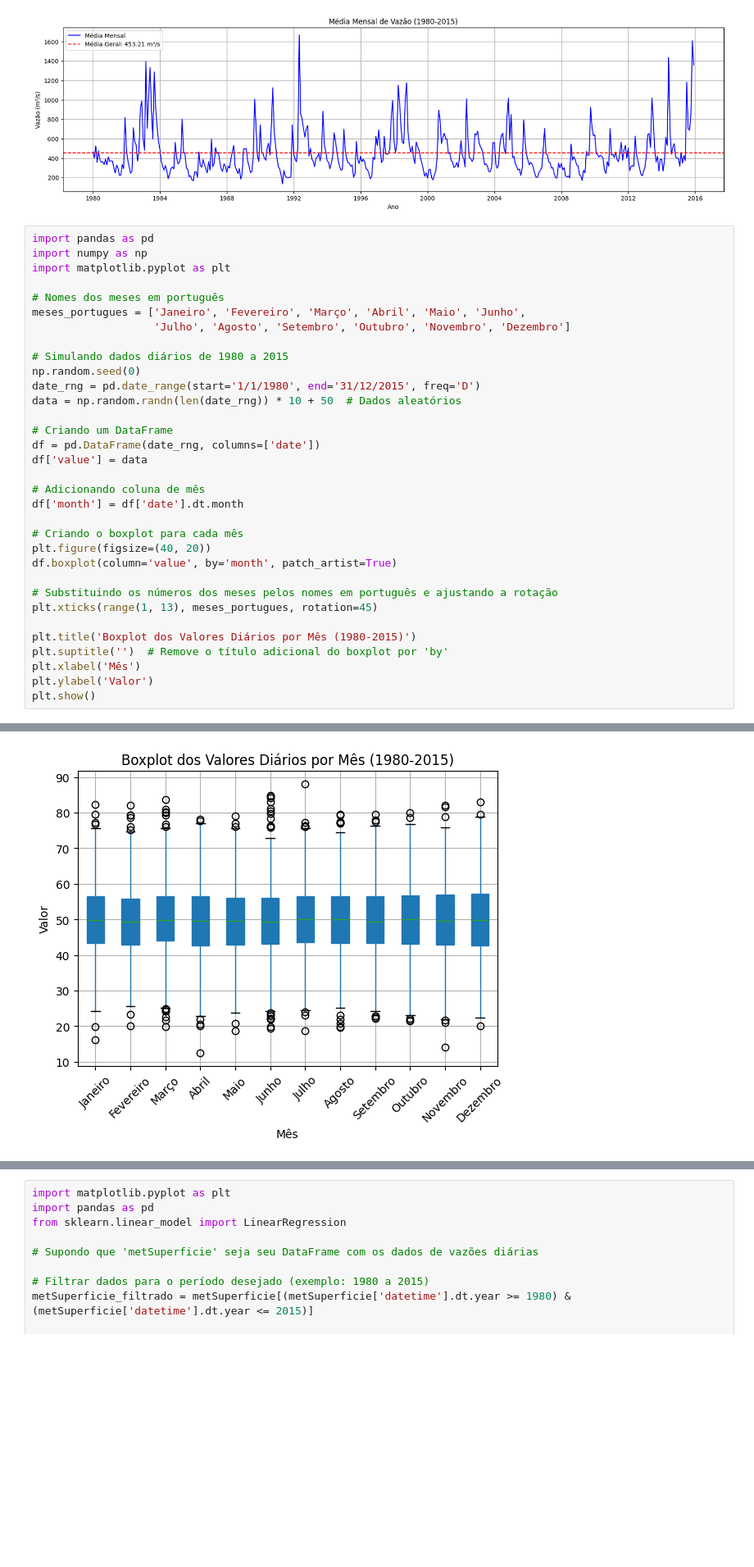
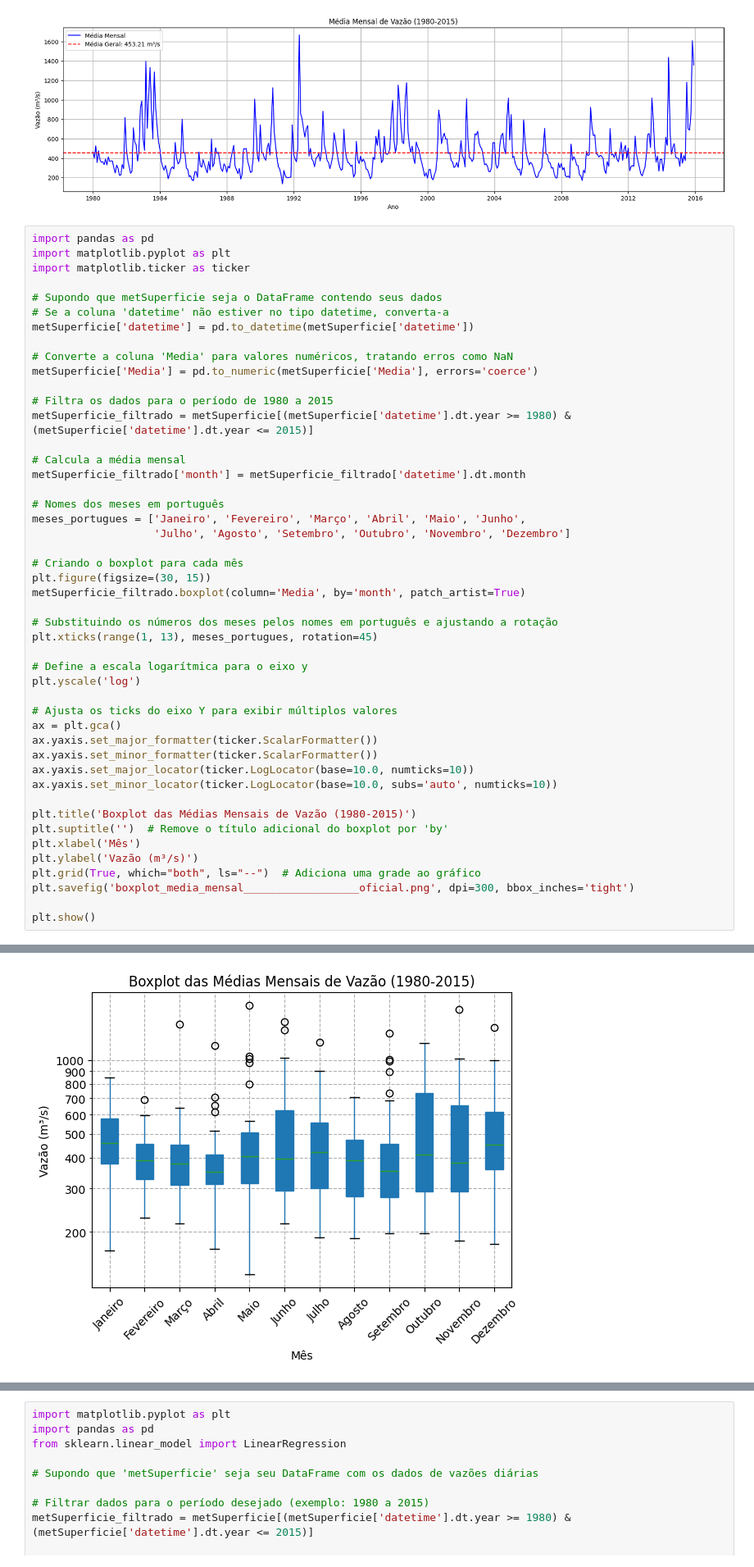
Before and after one commit to Marcosperrude/ENS5173_202401, a Jupyter notebook: Hidrologia/Graficos.ipynb, the cells around one changed output, grey strips where cells are left out. Shown at 82% size. Saved outputs shown, nothing was run; the diff lists cells and outputs as text; blank space fills up the shorter version.

```diff
--- a/Hidrologia/Graficos.ipynb
+++ b/Hidrologia/Graficos.ipynb
@@ -227,35 +227,49 @@ plt.show()  # Mostra o gráfico
 [figure]
 # %%
 import pandas as pd
-import numpy as np
 import matplotlib.pyplot as plt
+import matplotlib.ticker as ticker
+
+# Supondo que metSuperficie seja o DataFrame contendo seus dados
+# Se a coluna 'datetime' não estiver no tipo datetime, converta-a
+metSuperficie['datetime'] = pd.to_datetime(metSuperficie['datetime'])
+
+# Converte a coluna 'Media' para valores numéricos, tratando erros como NaN
+metSuperficie['Media'] = pd.to_numeric(metSuperficie['Media'], errors='coerce')
+
+# Filtra os dados para o período de 1980 a 2015
+metSuperficie_filtrado = metSuperficie[(metSuperficie['datetime'].dt.year >= 1980) & (metSuperficie['datetime'].dt.year <= 2015)]
+
+# Calcula a média mensal
+metSuperficie_filtrado['month'] = metSuperficie_filtrado['datetime'].dt.month
 
 # Nomes dos meses em português
 meses_portugues = ['Janeiro', 'Fevereiro', 'Março', 'Abril', 'Maio', 'Junho',
                    'Julho', 'Agosto', 'Setembro', 'Outubro', 'Novembro', 'Dezembro']
 
-# Simulando dados diários de 1980 a 2015
-np.random.seed(0)
-date_rng = pd.date_range(start='1/1/1980', end='31/12/2015', freq='D')
-data = np.random.randn(len(date_rng)) * 10 + 50  # Dados aleatórios
-
-# Criando um DataFrame
-df = pd.DataFrame(date_rng, columns=['date'])
-df['value'] = data
-
-# Adicionando coluna de mês
-df['month'] = df['date'].dt.month
-
 # Criando o boxplot para cada mês
-plt.figure(figsize=(40, 20))
-df.boxplot(column='value', by='month', patch_artist=True)
+plt.figure(figsize=(30, 15))
+metSuperficie_filtrado.boxplot(column='Media', by='month', patch_artist=True)
 
 # Substituindo os números dos meses pelos nomes em português e ajustando a rotação
 plt.xticks(range(1, 13), meses_portugues, rotation=45)
 
-plt.title('Boxplot dos Valores Diários por Mês (1980-2015)')
+# Define a escala logarítmica para o eixo y
+plt.yscale('log')
+
+# Ajusta os ticks do eixo Y para exibir múltiplos valores
+ax = plt.gca()
+ax.yaxis.set_major_formatter(ticker.ScalarFormatter())
+ax.yaxis.set_minor_formatter(ticker.ScalarFormatter())
+ax.yaxis.set_major_locator(ticker.LogLocator(base=10.0, numticks=10))
+ax.yaxis.set_minor_locator(ticker.LogLocator(base=10.0, subs='auto', numticks=10))
+
+plt.title('Boxplot das Médias Mensais de Vazão (1980-2015)')
 plt.suptitle('')  # Remove o título adicional do boxplot por 'by'
 plt.xlabel('Mês')
-plt.ylabel('Valor')
+plt.ylabel('Vazão (m³/s)')
+plt.grid(True, which="both", ls="--")  # Adiciona uma grade ao gráfico
+plt.savefig('boxplot_media_mensal__________________oficial.png', dpi=300, bbox_inches='tight')
+
 plt.show()
 # %% [output]
@@ -263,4 +277,4 @@ plt.show()
-[figure, old version]
+[figure, new version]
 # %%
 import matplotlib.pyplot as plt
 import pandas as pd
```
Also changed, not shown: parts of 3 cells of this notebook.
